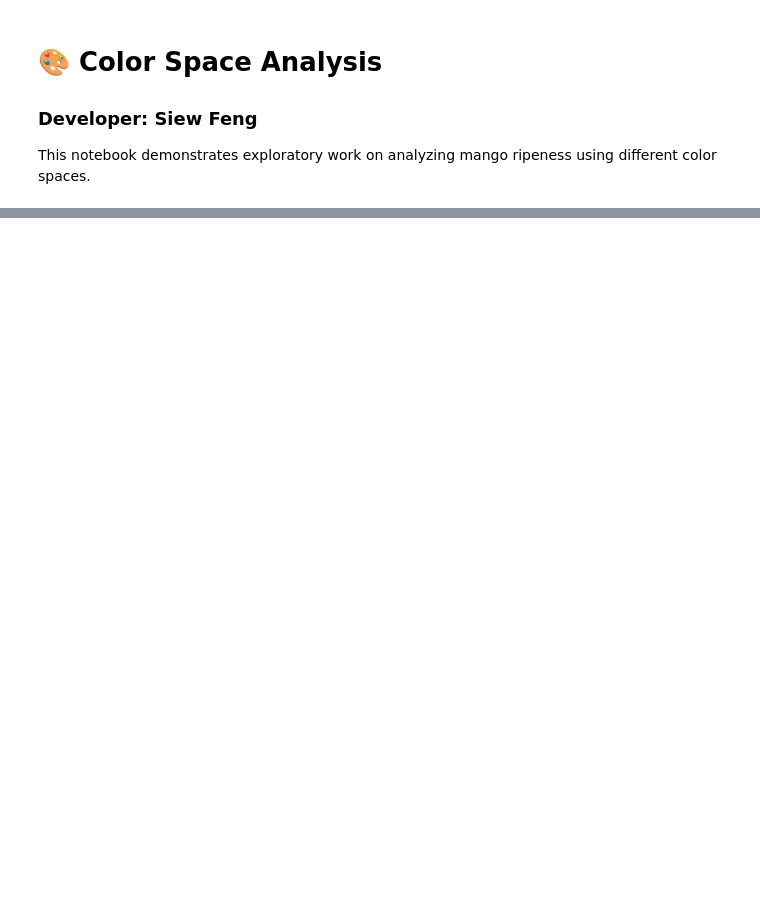
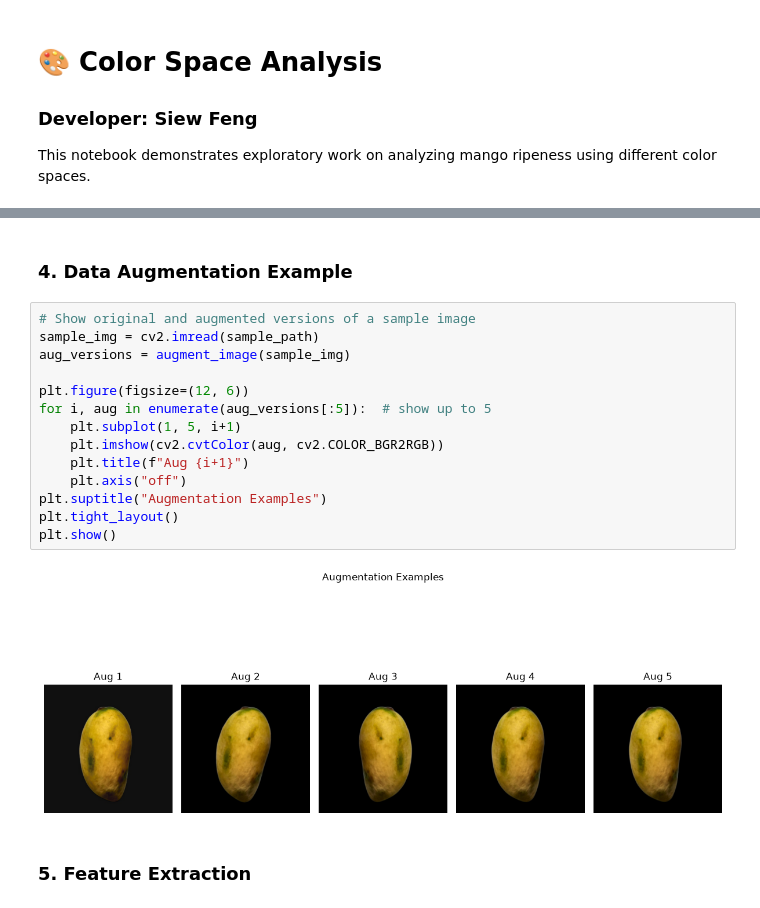
Before and after one commit to ChamHerman/mango-ripeness-grading, a Jupyter notebook: notebooks/color_space_sf.ipynb, the cells around one changed output, grey strips where cells are left out. Saved outputs shown, nothing was run; the diff lists cells and outputs as text; blank space fills up the shorter version.

```diff
--- a/notebooks/color_space_sf.ipynb
+++ b/notebooks/color_space_sf.ipynb
@@ -933,0 +186,20 @@ Predicted Ripeness: overripe
+# %% [markdown]
+### 4. Data Augmentation Example
+# %%
+# Show original and augmented versions of a sample image
+sample_img = cv2.imread(sample_path)
+aug_versions = augment_image(sample_img)
+
+plt.figure(figsize=(12, 6))
+for i, aug in enumerate(aug_versions[:5]):  # show up to 5
+    plt.subplot(1, 5, i+1)
+    plt.imshow(cv2.cvtColor(aug, cv2.COLOR_BGR2RGB))
+    plt.title(f"Aug {i+1}")
+    plt.axis("off")
+plt.suptitle("Augmentation Examples")
+plt.tight_layout()
+plt.show()
+# %% [output]
+[figure, added]
+# %% [markdown]
+### 5. Feature Extraction
```
Also changed, not shown: parts of 44 cells of this notebook, 2 other files.
